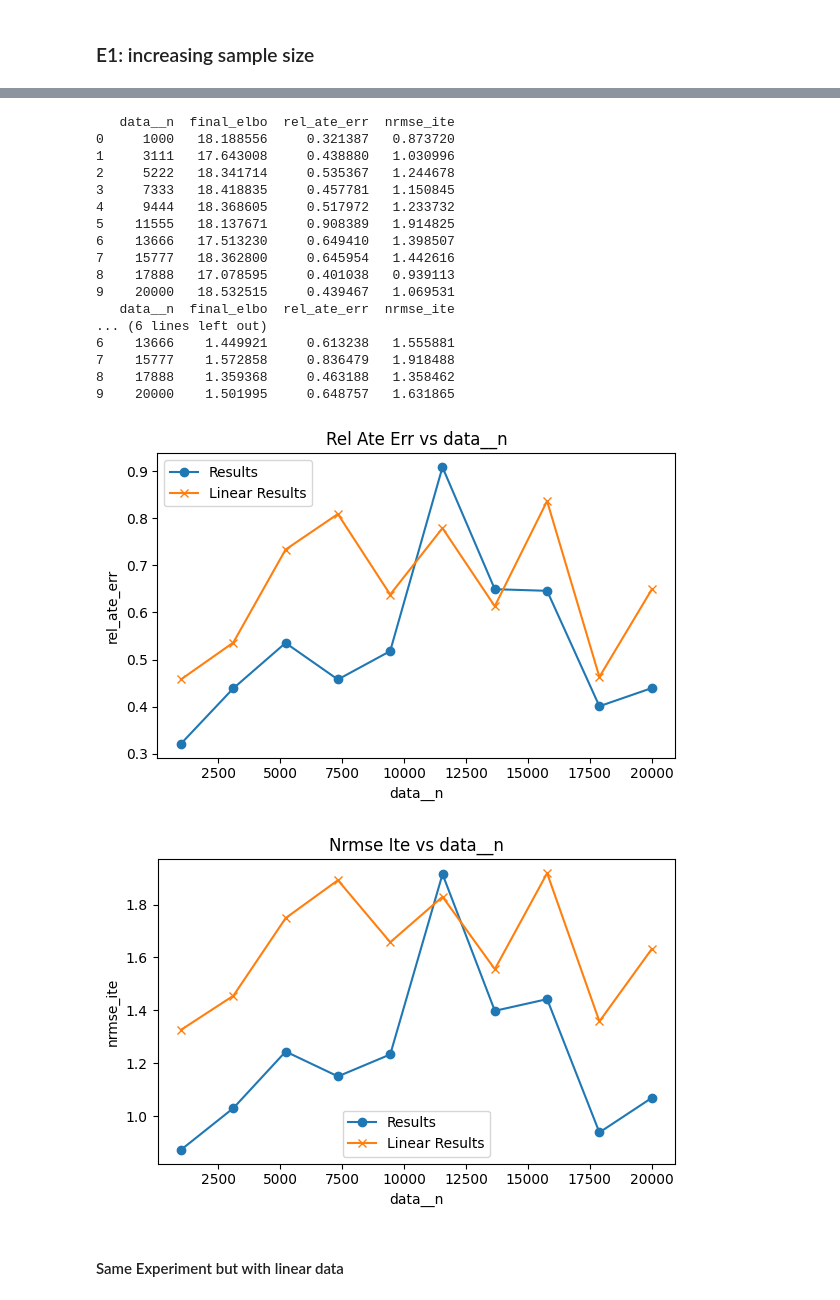
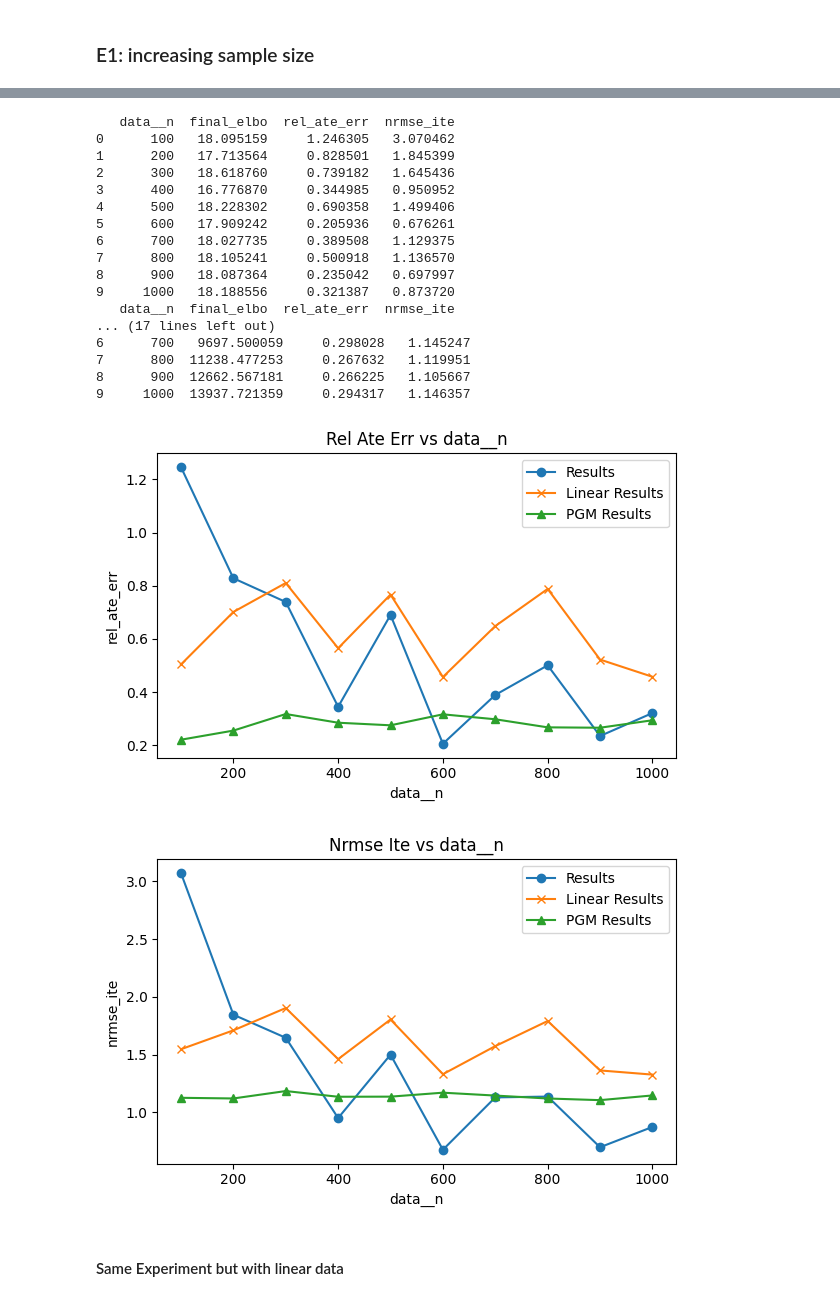
Before and after one commit to christianfaccio/causal_machine_learning, a Jupyter notebook: src/causal_effect_inference.ipynb, the cells around one changed output, grey strips where cells are left out. Cells and saved outputs as stored; diff of their text form; code cells hidden in the pictures.

Commit message:
first experiments with pgm

```diff
--- a/src/causal_effect_inference.ipynb
+++ b/src/causal_effect_inference.ipynb
@@ -43,7 +43,7 @@ import itertools
 logging.getLogger("pyro").setLevel(logging.DEBUG)
 logging.getLogger("pyro").handlers[0].setLevel(logging.DEBUG)
 # %%
-data = synthetic_dataset_pyro(n=1000, beta=2.0, num_proxies=10,prior_type = "gaussian", seed=0)
+data = synthetic_dataset_linear(n=1000, beta=2.0, num_proxies=10, seed=0)
 data.keys()
 length_x = len(data["x"][1])
 
@@ -526,8 +682,18 @@ metrics = {
 # %%
 # set up params to sweep
 param_grid = {
-    "data__n": np.linspace(1000,20000,10, dtype=int),
+    "data__n": np.linspace(100,1000,10, dtype=int),
 }
+
+n_pgm = run_experiment(
+    param_grid   = param_grid,
+    data_fn      = synthetic_dataset_non_linear,
+    model_cls    = PyroLinearProxyModel,
+    metrics_fns  = metrics,
+    data_kwargs = data_defaults_non_lin,
+    model_kwargs  = {},
+    fit_kwargs   = {},
+)
 
 # run the experiment
 results = run_experiment(
@@ -539,4 +705,15 @@ results = run_experiment(
     model_kwargs=model_defaults,
     fit_kwargs=fit_defaults,
 )
+
+# solving the problem with LINEAR REGRESSION
+linear_results = run_experiment(
+    param_grid   = param_grid,
+    data_fn      = synthetic_dataset_non_linear,
+    model_cls    = LinearModel,
+    metrics_fns  = metrics,
+    data_kwargs = data_defaults_non_lin,
+    model_kwargs  = {},
+    fit_kwargs   = {},
+)
 # %% [output]
@@ -571,27 +737,28 @@ linear_results = run_experiment(
 # %%
 print(results)
 print(linear_results)
-plot_two_experiment_results(results, linear_results, x_param="data__n")
+print(n_pgm)
+plot_three_experiment_results(results, linear_results, n_pgm, x_param="data__n")
 # %% [output]
    data__n  final_elbo  rel_ate_err  nrmse_ite
-0     1000   18.188556     0.321387   0.873720
-1     3111   17.643008     0.438880   1.030996
-2     5222   18.341714     0.535367   1.244678
-3     7333   18.418835     0.457781   1.150845
-4     9444   18.368605     0.517972   1.233732
-5    11555   18.137671     0.908389   1.914825
-6    13666   17.513230     0.649410   1.398507
-7    15777   18.362800     0.645954   1.442616
-8    17888   17.078595     0.401038   0.939113
-9    20000   18.532515     0.439467   1.069531
+0      100   18.095159     1.246305   3.070462
+1      200   17.713564     0.828501   1.845399
+2      300   18.618760     0.739182   1.645436
+3      400   16.776870     0.344985   0.950952
+4      500   18.228302     0.690358   1.499406
+5      600   17.909242     0.205936   0.676261
+6      700   18.027735     0.389508   1.129375
+7      800   18.105241     0.500918   1.136570
+8      900   18.087364     0.235042   0.697997
+9     1000   18.188556     0.321387   0.873720
    data__n  final_elbo  rel_ate_err  nrmse_ite
-... (6 lines left out)
-6    13666    1.449921     0.613238   1.555881
-7    15777    1.572858     0.836479   1.918488
-8    17888    1.359368     0.463188   1.358462
-9    20000    1.501995     0.648757   1.631865
+... (17 lines left out)
+6      700   9697.500059     0.298028   1.145247
+7      800  11238.477253     0.267632   1.119951
+8      900  12662.567181     0.266225   1.105667
+9     1000  13937.721359     0.294317   1.146357
-[figure, old version]
+[figure, new version]
-[figure, old version]
+[figure, new version]
 # %% [markdown]
 #### Same Experiment but with linear data
 # %% [markdown]
```
Also changed, not shown: parts of 14 cells of this notebook.
